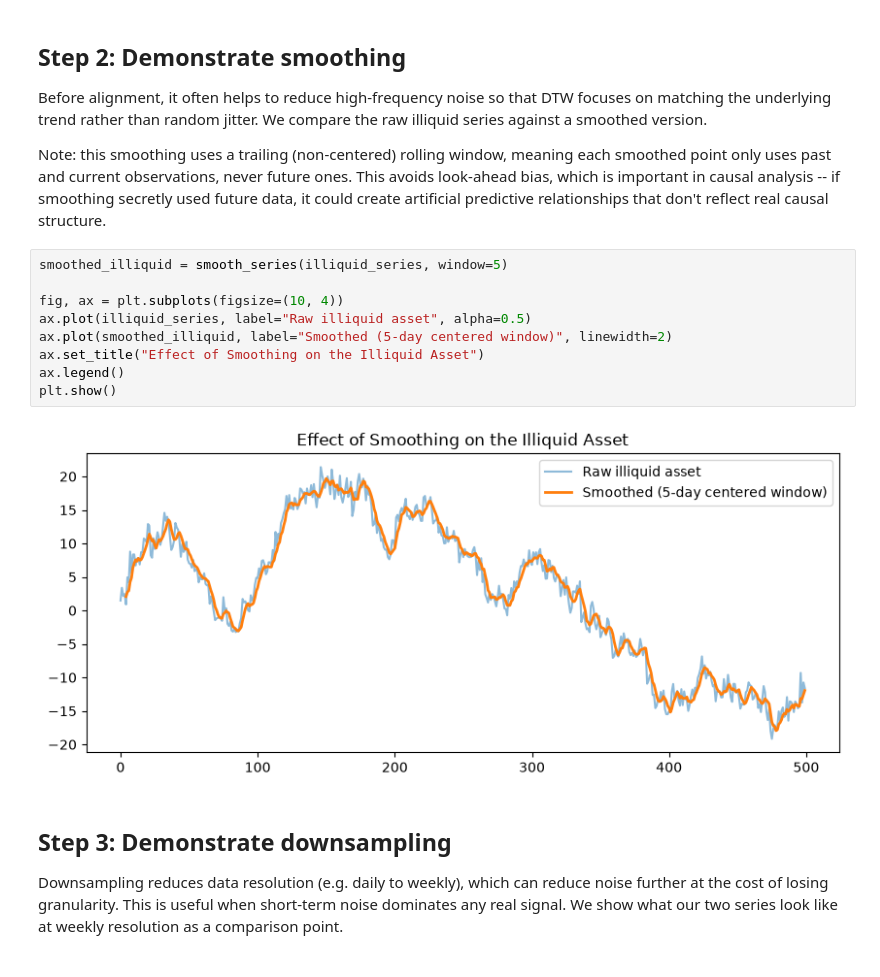
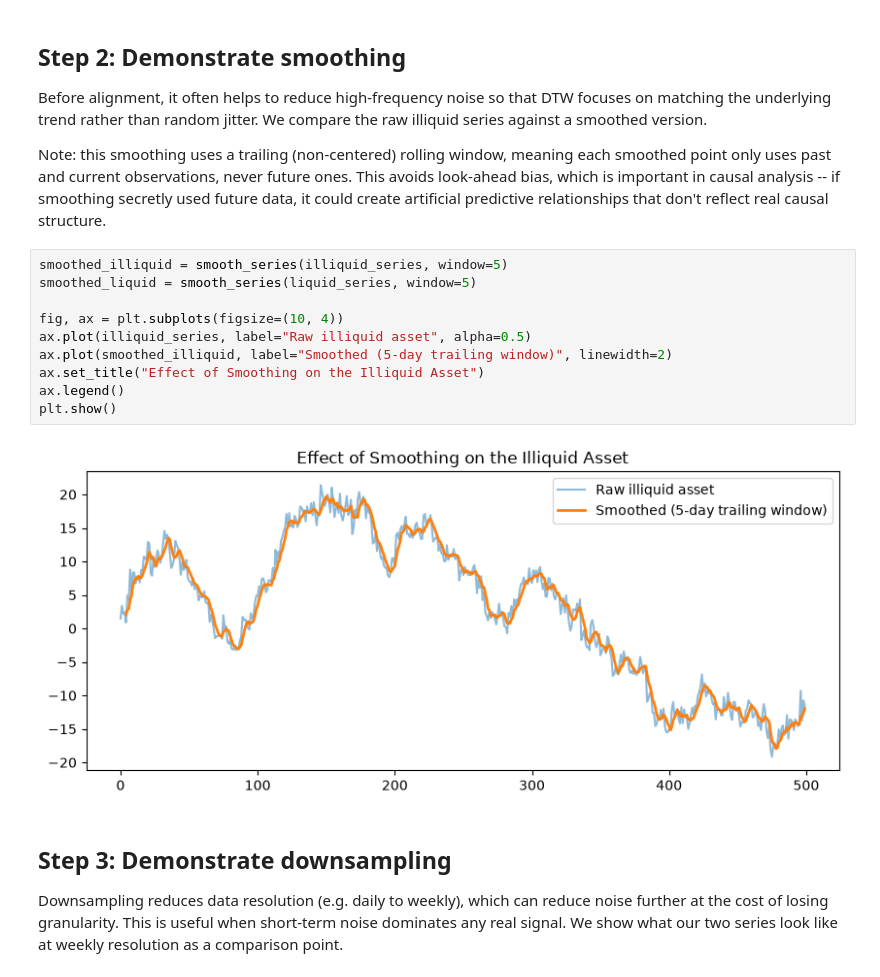
Before and after one commit to ykleung0211/time-series-causality-toolkit, a Jupyter notebook: case_study/03_dtw_alignment_and_preprocessing.ipynb, the cells around one changed output. Saved outputs shown, nothing was run; the diff lists cells and outputs as text.

```diff
--- a/case_study/03_dtw_alignment_and_preprocessing.ipynb
+++ b/case_study/03_dtw_alignment_and_preprocessing.ipynb
@@ -112,15 +112,16 @@ if smoothing secretly used future data, it could create artificial predictive
 relationships that don't reflect real causal structure.
 # %%
 smoothed_illiquid = smooth_series(illiquid_series, window=5)
+smoothed_liquid = smooth_series(liquid_series, window=5)
 
 fig, ax = plt.subplots(figsize=(10, 4))
 ax.plot(illiquid_series, label="Raw illiquid asset", alpha=0.5)
-ax.plot(smoothed_illiquid, label="Smoothed (5-day centered window)", linewidth=2)
+ax.plot(smoothed_illiquid, label="Smoothed (5-day trailing window)", linewidth=2)
 ax.set_title("Effect of Smoothing on the Illiquid Asset")
 ax.legend()
 plt.show()
 # %% [output]
-[figure, old version]
+[figure, new version]
 # %% [markdown]
 ## Step 3: Demonstrate downsampling
 
```
Also changed, not shown: parts of 5 cells of this notebook, 2 other files.
